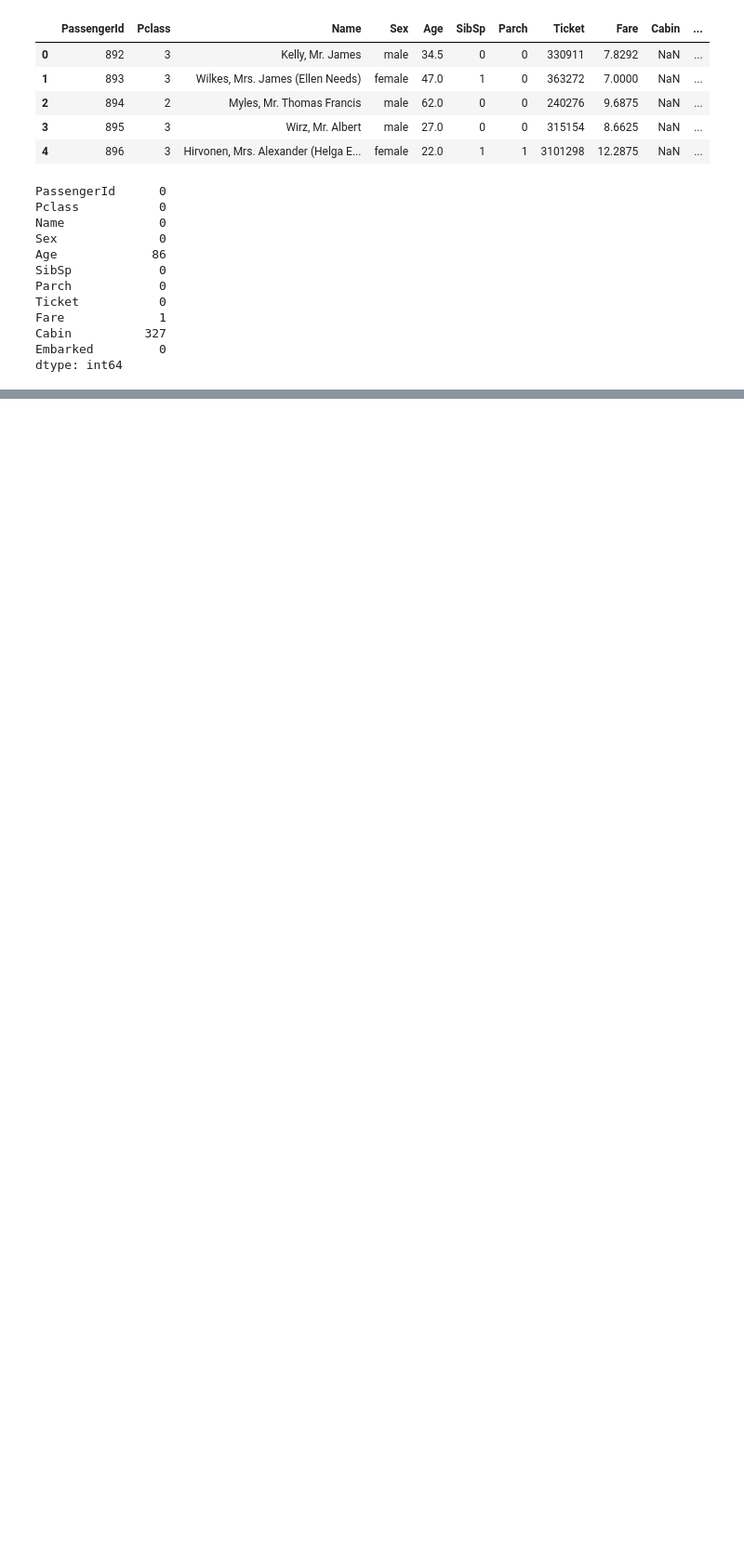
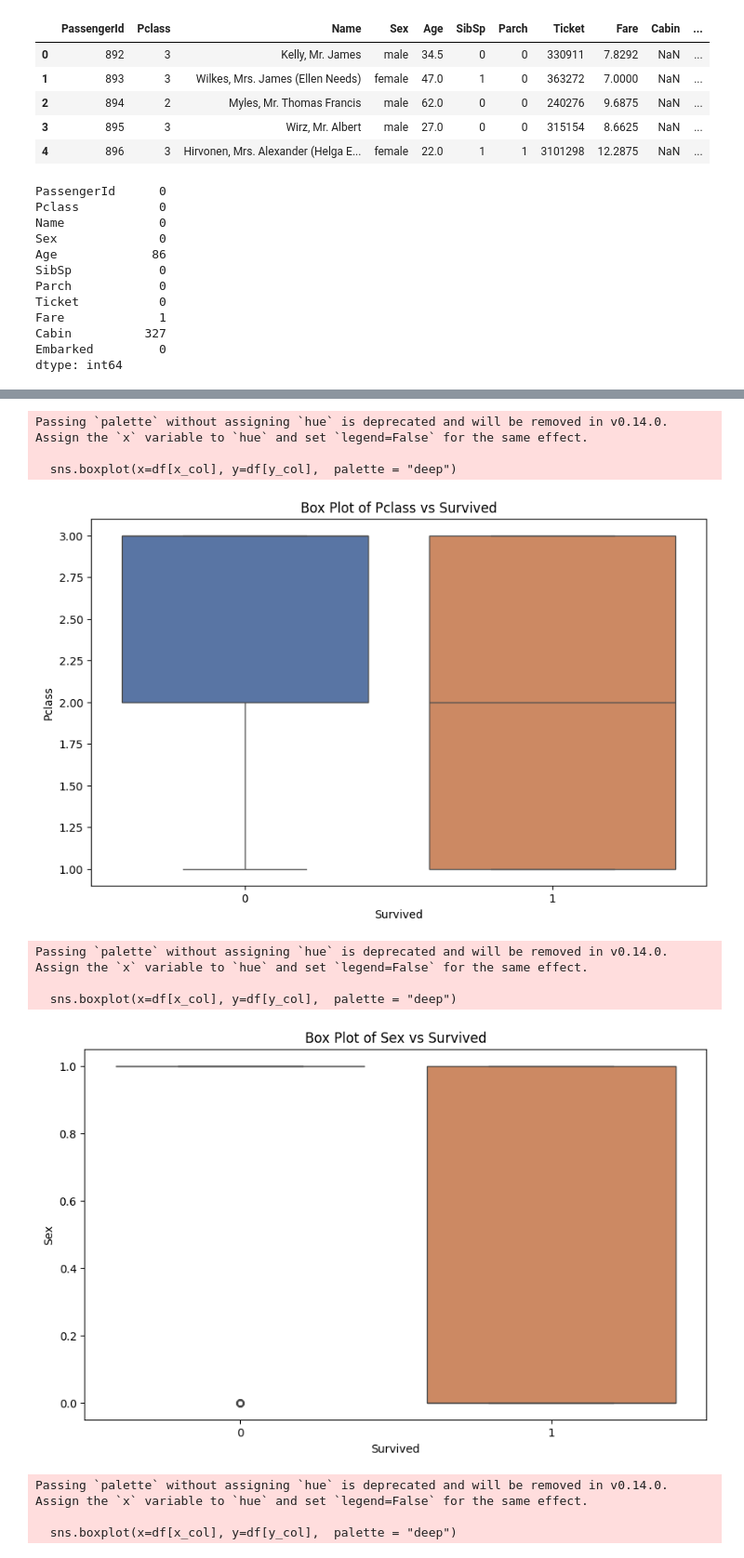
Before and after one commit to Fraanas/Titanic, a Jupyter notebook: Titanic.ipynb, the cells around one changed output, grey strips where cells are left out. Shown at 93% size. Cells and saved outputs as stored; diff of their text form; code cells hidden in the pictures; blank space fills up the shorter version.

```diff
--- a/Titanic.ipynb
+++ b/Titanic.ipynb
@@ -207,0 +229,31 @@ plt.show()
+# %%
+def plot_boxplots(df, x_col):
+    if x_col not in df.columns:
+        raise ValueError(f"Kolumna {x_col} nie istnieje w DataFrame.")
+
+    y_cols = [col for col in df.columns if col != x_col]
+
+    for y_col in y_cols:
+        plt.figure(figsize=(10, 6))
+        if df[x_col].dtype == 'object' or df[x_col].nunique() < 10:
+            df[x_col] = df[x_col].astype('category')
+
+        sns.boxplot(x=df[x_col], y=df[y_col],  palette = "deep")
+        plt.xlabel(x_col)
+        plt.ylabel(y_col)
+        plt.title(f'Box Plot of {y_col} vs {x_col}')
+        plt.show()
+
+plot_boxplots(train.drop(columns=['PassengerId', 'Name', 'Ticket'], inplace = False), 'Survived')
+# %% [output]
+Passing `palette` without assigning `hue` is deprecated and will be removed in v0.14.0. Assign the `x` variable to `hue` and set `legend=False` for the same effect.
+
+  sns.boxplot(x=df[x_col], y=df[y_col],  palette = "deep")
+[figure, added]
+Passing `palette` without assigning `hue` is deprecated and will be removed in v0.14.0. Assign the `x` variable to `hue` and set `legend=False` for the same effect.
+
+  sns.boxplot(x=df[x_col], y=df[y_col],  palette = "deep")
+[figure, added]
+Passing `palette` without assigning `hue` is deprecated and will be removed in v0.14.0. Assign the `x` variable to `hue` and set `legend=False` for the same effect.
+
+  sns.boxplot(x=df[x_col], y=df[y_col],  palette = "deep")
```
Also changed, not shown: parts of 65 cells of this notebook, 1 other file.
